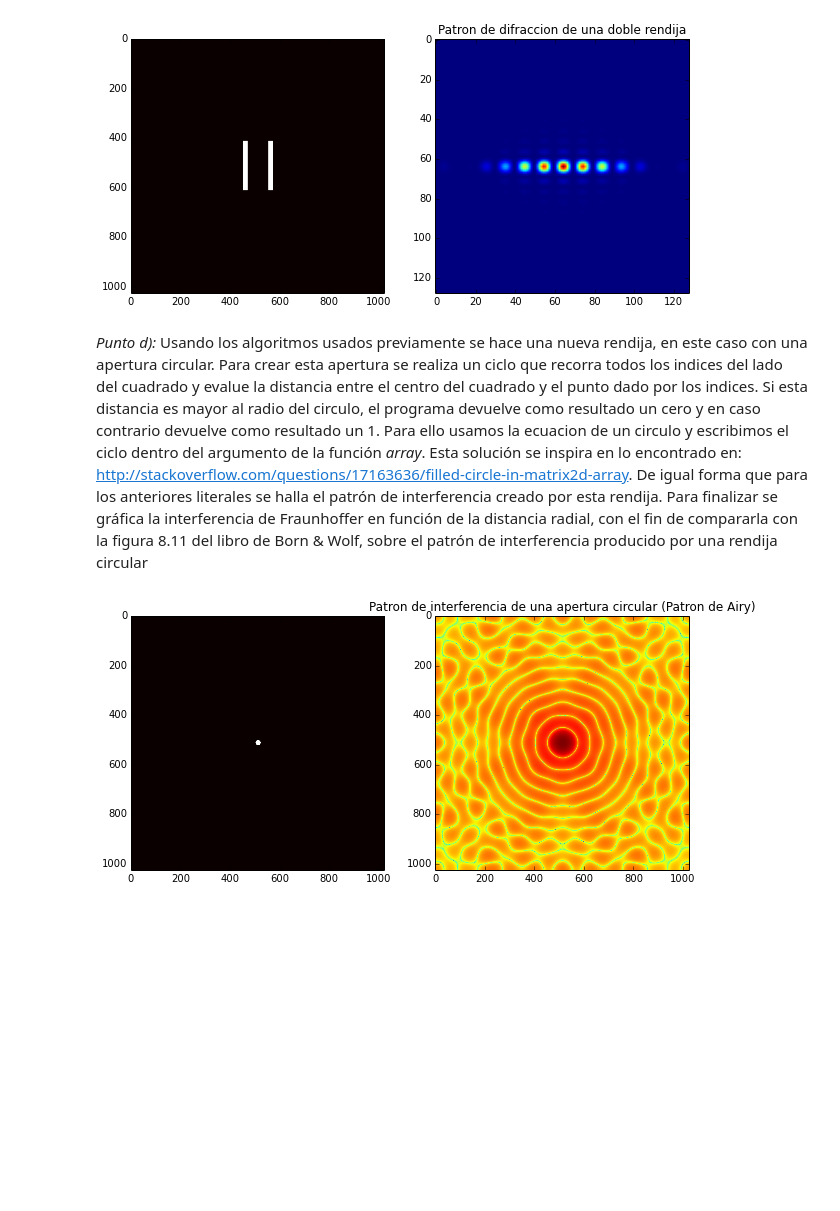
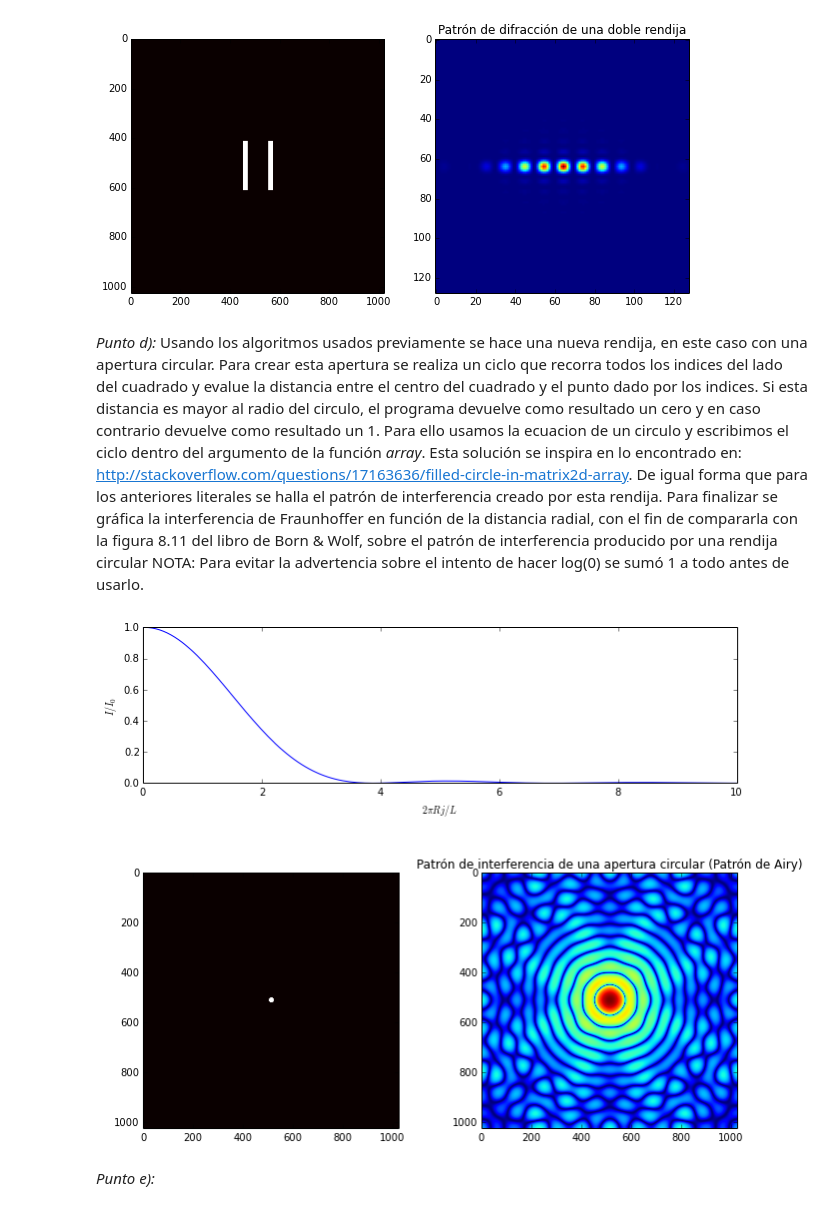
Before and after one commit to deolaya1318/MC, a Jupyter notebook: Tareas/HW4/HW4.ipynb, the cells around one changed output. Saved outputs shown, nothing was run; the diff lists cells and outputs as text; code cells hidden in the pictures; blank space fills up the shorter version.

```diff
--- a/Tareas/HW4/HW4.ipynb
+++ b/Tareas/HW4/HW4.ipynb
@@ -66,20 +67,33 @@ plt.show()
 [figure]
 # %% [markdown]
 *Punto d):* Usando los algoritmos usados previamente se hace una nueva rendija, en este caso con una apertura circular. Para crear esta apertura se realiza un ciclo que recorra todos los indices del lado del cuadrado y evalue la distancia entre el centro del cuadrado y el punto dado por los indices. Si esta distancia es mayor al radio del circulo, el programa devuelve como resultado un cero y en caso contrario devuelve como resultado un 1. Para ello usamos la ecuacion de un circulo y escribimos el ciclo dentro del argumento de la función *array*. Esta solución se inspira en lo encontrado en: http://stackoverflow.com/questions/17163636/filled-circle-in-matrix2d-array. De igual forma que para los anteriores literales se halla el patrón de interferencia creado por esta rendija. Para finalizar se gráfica la interferencia de Fraunhoffer en función de la distancia radial, con el fin de compararla con la figura 8.11 del libro de Born & Wolf, sobre el patrón de interferencia producido por una rendija circular
+NOTA: Para evitar la advertencia sobre el intento de hacer log(0) se sumó 1 a todo antes de usarlo.
 # %%
 lado = 1024
 radio = 0.01
-area=(lado*radio)**2
-a = np.array([[1.0*(((x-lado/2)**2+(y-lado/2)**2)<= area) for y in range(lado)] for x in range(lado)])
+cuad=(lado*radio)**2
+a = np.array([[1.0*(((x-lado/2)**2+(y-lado/2)**2)<= cuad) for y in range(lado)] for x in range(lado)])
 a_dft = fft2(a)
 f = fftshift(a_dft)
-fraun = np.log(np.abs(f)**2)
-plt.figure(figsize=(10,10))
-ax = plt.subplot(1,2,1)
+fraun = np.log(np.abs(f)**2+np.ones((lado,lado)))
+fraunabs = np.abs(f)**2
+x = 2*np.pi*radio/1.*np.linspace(-512,512,1024)
+y = fraunabs[lado/2]/np.max(fraunabs[lado/2])
+plt.figure(figsize=(10,8))
+ax = plt.subplot2grid((3,2),(0,0),colspan=2,rowspan=1)
+ax.plot(x,y)
+ax.set_xlim([0,10])
+ax.set_ylim([0,1])
+ax.set_xlabel('$2\pi Rj/L$')
+ax.set_ylabel('$I/I_0$')
+ax = plt.subplot2grid((3,2),(1,0),rowspan=2)
 ax.imshow(a,interpolation=None,cmap=plt.get_cmap('hot'))
-ax = plt.subplot(1,2,2)
-ax.set_title("Patron de interferencia de una apertura circular (Patron de Airy)")
+ax = plt.subplot2grid((3,2),(1,1),rowspan=2)
+ax.set_title(u"Patrón de interferencia de una apertura circular (Patrón de Airy)")
 ax.imshow(fraun)
+plt.tight_layout()
 plt.show()
 # %% [output]
-[figure, old version]
+[figure, new version]
+# %% [markdown]
+_Punto e):_
```
Also changed, not shown: parts of 3 cells of this notebook.
